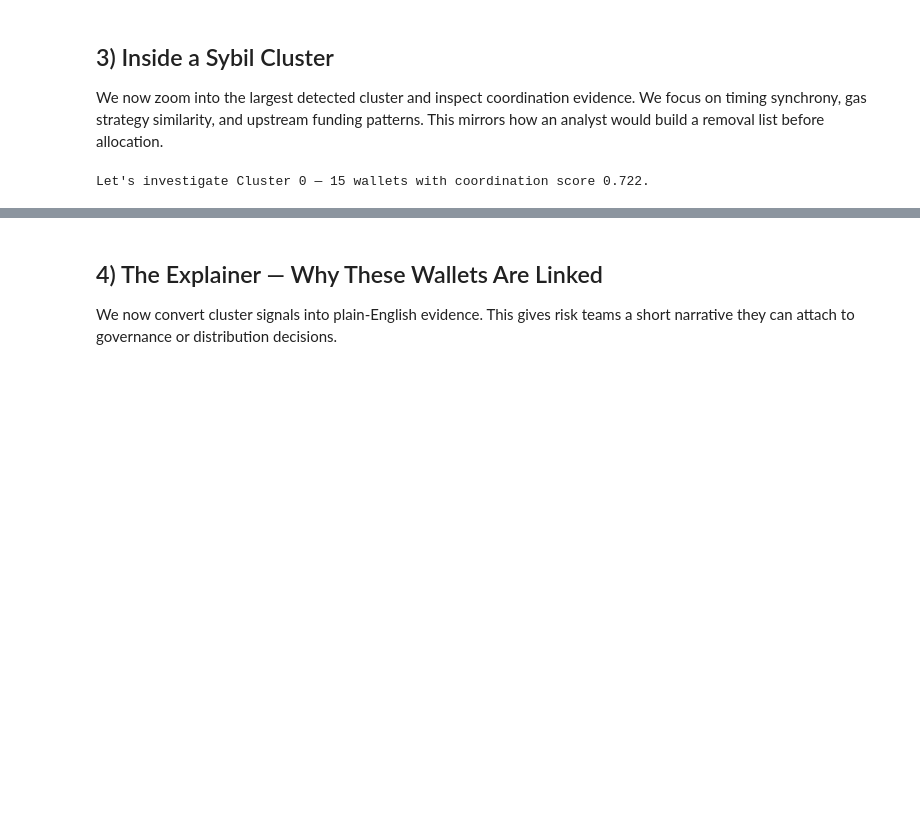
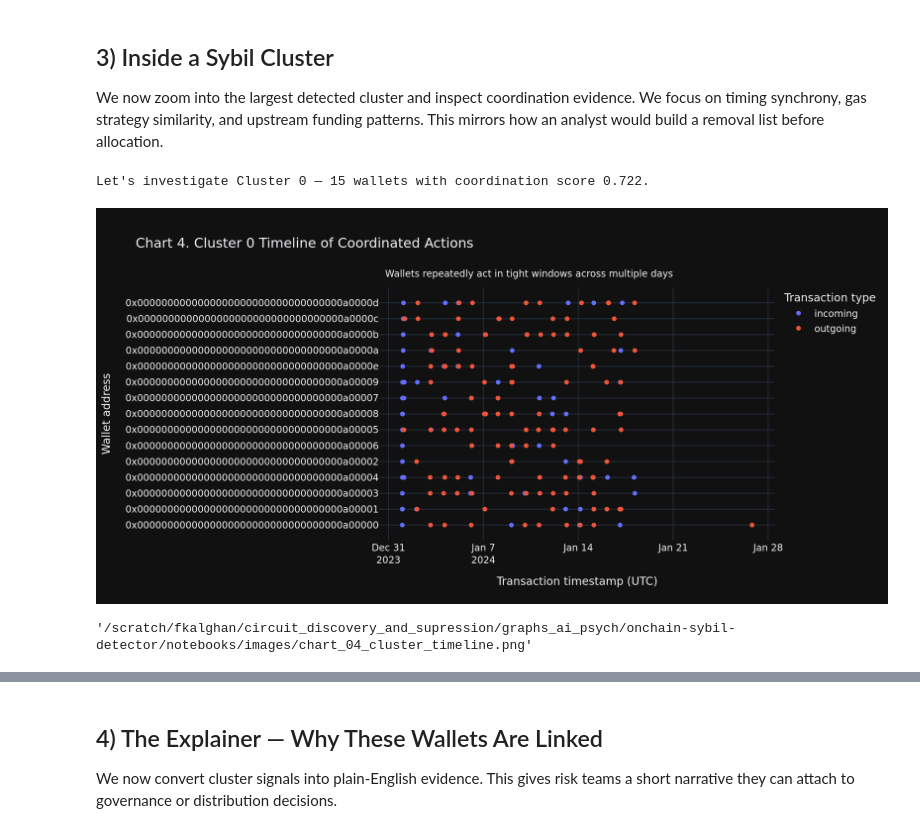
Before and after one commit to KOKOSde/onchain-sybil-detector, a Jupyter notebook: notebooks/case_study_airdrop_sybils.ipynb, the cells around one changed output, grey strips where cells are left out. Saved outputs shown, nothing was run; the diff lists cells and outputs as text; code cells hidden in the pictures; blank space fills up the shorter version.

```diff
--- a/notebooks/case_study_airdrop_sybils.ipynb
+++ b/notebooks/case_study_airdrop_sybils.ipynb
@@ -196,34 +226,37 @@ cluster_tx['datetime'] = pd.to_datetime(cluster_tx['timestamp'], unit='s', utc=T
 cluster_tx['tx_type'] = np.select(
     [
         cluster_tx['from_addr'] == cluster_tx['address'],
         cluster_tx['to_addr'] == cluster_tx['address'],
     ],
     ['outgoing', 'incoming'],
     default='other',
 )
 
 fig4 = px.scatter(
     cluster_tx.sort_values('datetime'),
     x='datetime',
     y='address',
     color='tx_type',
     title=f'Chart 4. Cluster {largest_cluster} Timeline of Coordinated Actions',
     labels={
         'datetime': 'Transaction timestamp (UTC)',
         'address': 'Wallet address',
         'tx_type': 'Transaction type',
     },
     template='plotly_dark',
 )
 fig4.add_annotation(
     text='Wallets repeatedly act in tight windows across multiple days',
     x=0.01,
     y=1.08,
     xref='paper',
     yref='paper',
     showarrow=False,
 )
-fig4.show()
+render_chart(fig4, 'chart_04_cluster_timeline.png')
+# %% [output]
+[figure, added]
+'/scratch/fkalghan/circuit_discovery_and_supression/graphs_ai_psych/onchain-sybil-detector/notebooks/images/chart_04_cluster_timeline.png'
 # %%
 fig5 = px.box(
     cluster_tx,
```
Also changed, not shown: parts of 11 cells of this notebook, 14 other files.
